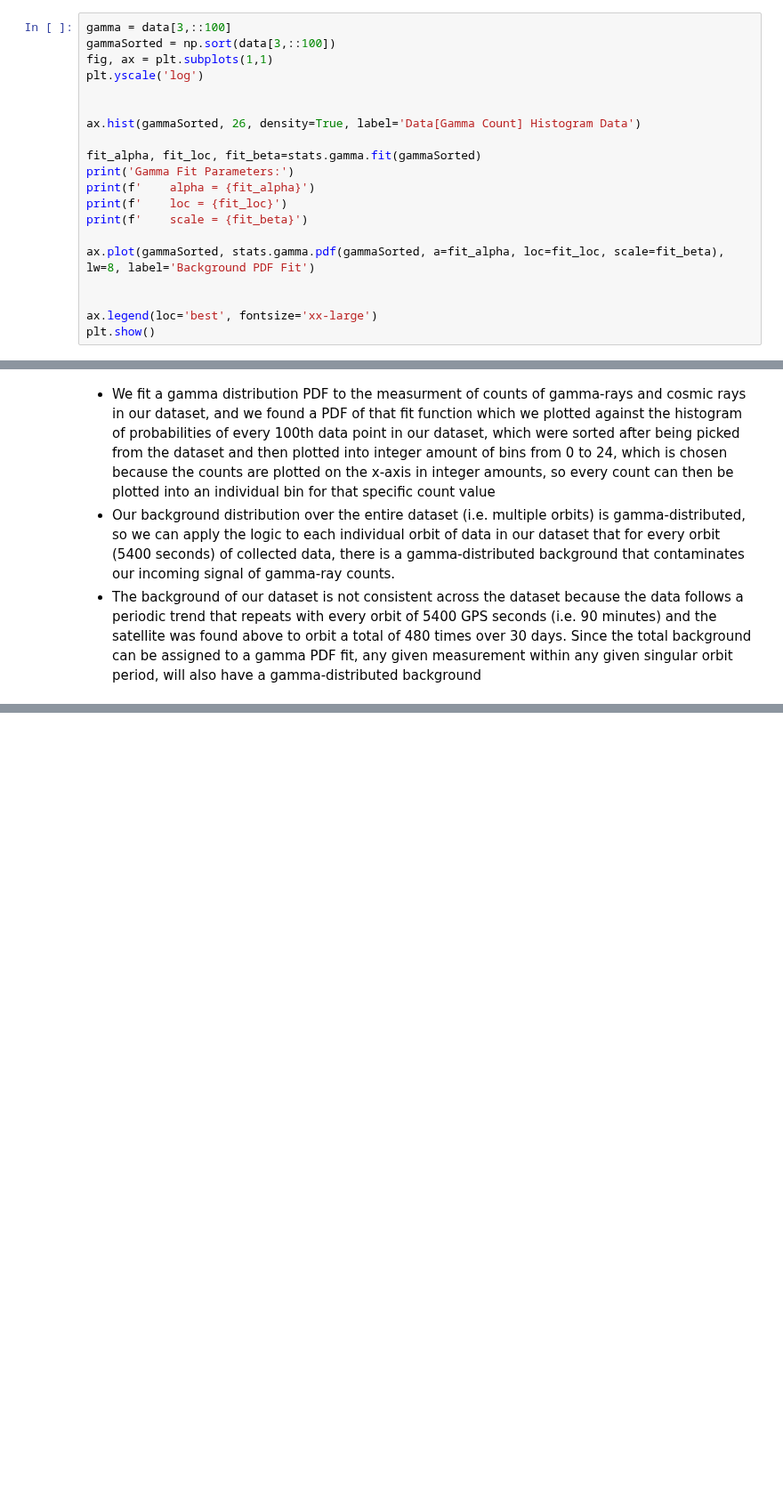
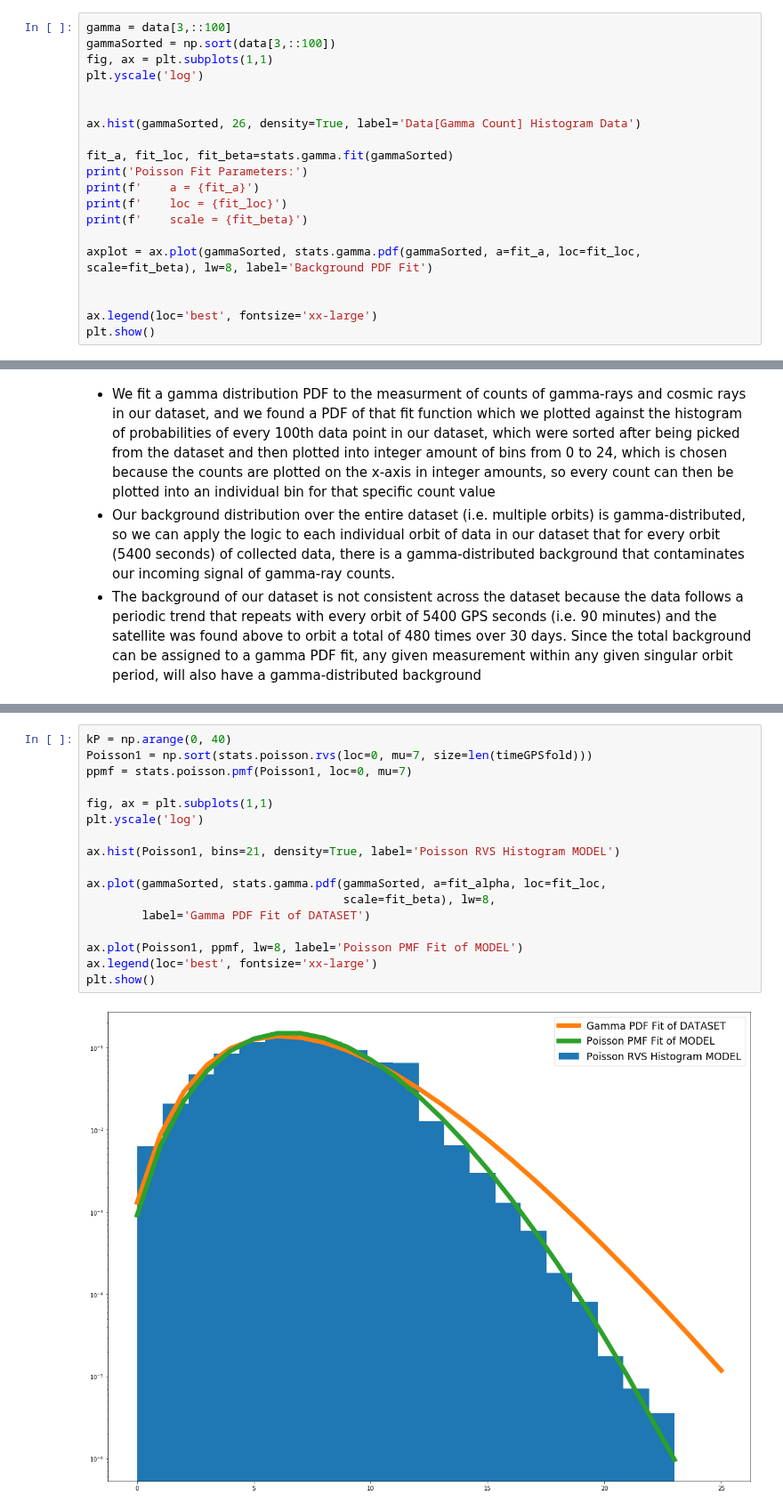
Before and after one commit to jbc1216/434-Portfolio, a Jupyter notebook: FinchCarr_Lab04.ipynb, the cells around one changed output, grey strips where cells are left out. Shown at 89% size. Saved outputs shown, nothing was run; the diff lists cells and outputs as text; blank space fills up the shorter version.

```diff
--- a/FinchCarr_Lab04.ipynb
+++ b/FinchCarr_Lab04.ipynb
@@ -131,13 +132,13 @@ plt.yscale('log')
 
 ax.hist(gammaSorted, 26, density=True, label='Data[Gamma Count] Histogram Data')
 
-fit_alpha, fit_loc, fit_beta=stats.gamma.fit(gammaSorted)
-print('Gamma Fit Parameters:')
-print(f'    alpha = {fit_alpha}')
+fit_a, fit_loc, fit_beta=stats.gamma.fit(gammaSorted)
+print('Poisson Fit Parameters:')
+print(f'    a = {fit_a}')
 print(f'    loc = {fit_loc}')
 print(f'    scale = {fit_beta}')
 
-ax.plot(gammaSorted, stats.gamma.pdf(gammaSorted, a=fit_alpha, loc=fit_loc, scale=fit_beta), lw=8, label='Background PDF Fit')
+axplot = ax.plot(gammaSorted, stats.gamma.pdf(gammaSorted, a=fit_a, loc=fit_loc, scale=fit_beta), lw=8, label='Background PDF Fit')
 
 
 ax.legend(loc='best', fontsize='xx-large')
@@ -207 +170,20 @@ plt.show()
+# %%
+kP = np.arange(0, 40)
+Poisson1 = np.sort(stats.poisson.rvs(loc=0, mu=7, size=len(timeGPSfold)))
+ppmf = stats.poisson.pmf(Poisson1, loc=0, mu=7)
+
+fig, ax = plt.subplots(1,1)
+plt.yscale('log')
+
+ax.hist(Poisson1, bins=21, density=True, label='Poisson RVS Histogram MODEL')
+
+ax.plot(gammaSorted, stats.gamma.pdf(gammaSorted, a=fit_alpha, loc=fit_loc,
+                                     scale=fit_beta), lw=8,
+        label='Gamma PDF Fit of DATASET')
+
+ax.plot(Poisson1, ppmf, lw=8, label='Poisson PMF Fit of MODEL')
+ax.legend(loc='best', fontsize='xx-large')
+plt.show()
+# %% [output]
+[figure, added]
 # %%
```
Also changed, not shown: parts of 17 cells of this notebook.
